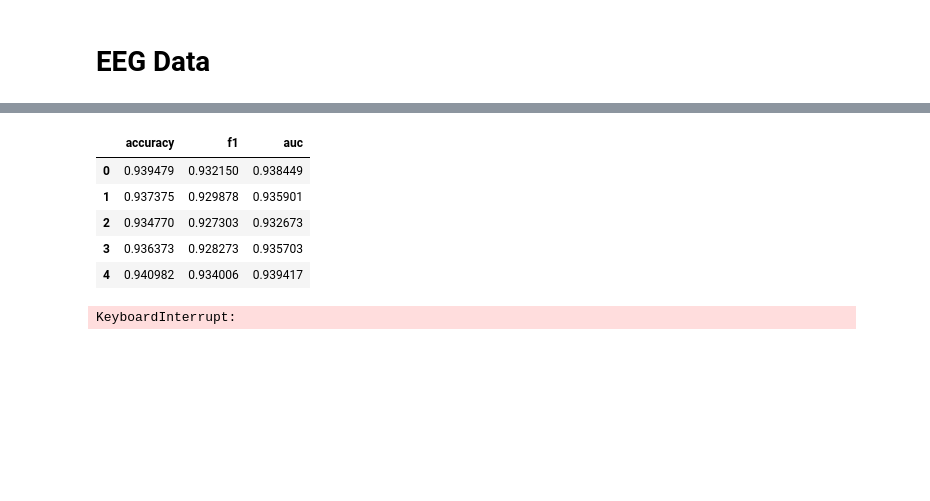
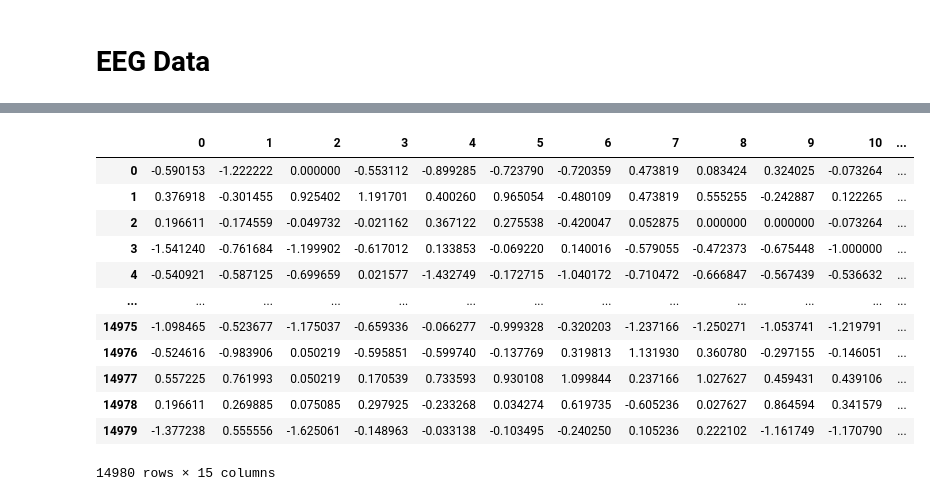
Before and after one commit to jshethbright/ML-Algorithms-Analysis, a Jupyter notebook: Test Notebook.ipynb, the cells around one changed output, grey strips where cells are left out. Drawn from its saved outputs; the diff is of its cells as text; code cells hidden in the pictures; blank space fills up the shorter version.

```diff
--- a/Test Notebook.ipynb
+++ b/Test Notebook.ipynb
@@ -55,4 +52 @@ df
 14980 rows × 15 columns
-# %%
-scaler = RobustScaler().fit(X)
-X = scaler.transform(X)
@@ -132,9 +52,0 @@ raw_train_df
-# %%
-raw_test_df
-# %% [output]
-|  | accuracy | f1 | auc |
-| 0 | 0.939479 | 0.932150 | 0.938449 |
-| 1 | 0.937375 | 0.929878 | 0.935901 |
-| 2 | 0.934770 | 0.927303 | 0.932673 |
-| 3 | 0.936373 | 0.928273 | 0.935703 |
-| 4 | 0.940982 | 0.934006 | 0.939417 |
@@ -187,4 +52,0 @@ def GridSearch_random_forest(X_train, y_train):
-# %%
-search_results = run_random_forest(X_train, y_train)
-# %% [output]
-KeyboardInterrupt:
@@ -204,0 +53,21 @@ opt_auc_clf = RandomForestClassifier(n_estimators = opt_auc_inf.n_estimators,
+# %%
+scaler = RobustScaler().fit(X)
+X = pd.DataFrame(scaler.transform(X))
+scaled_df = X
+scaled_df['y'] = y
+# %%
+scaled_df
+# %% [output]
+|  | 0 | 1 | 2 | 3 | 4 | 5 | 6 | 7 | 8 | 9 | 10 | ... |
+| 0 | -0.590153 | -1.222222 | 0.000000 | -0.553112 | -0.899285 | -0.723790 | -0.720359 | 0.473819 | 0.083424 | 0.324025 | -0.073264 | ... |
+| 1 | 0.376918 | -0.301455 | 0.925402 | 1.191701 | 0.400260 | 0.965054 | -0.480109 | 0.473819 | 0.555255 | -0.242887 | 0.122265 | ... |
+| 2 | 0.196611 | -0.174559 | -0.049732 | -0.021162 | 0.367122 | 0.275538 | -0.420047 | 0.052875 | 0.000000 | 0.000000 | -0.073264 | ... |
+| 3 | -1.541240 | -0.761684 | -1.199902 | -0.617012 | 0.133853 | -0.069220 | 0.140016 | -0.579055 | -0.472373 | -0.675448 | -1.000000 | ... |
+| 4 | -0.540921 | -0.587125 | -0.699659 | 0.021577 | -1.432749 | -0.172715 | -1.040172 | -0.710472 | -0.666847 | -0.567439 | -0.536632 | ... |
+| ... | ... | ... | ... | ... | ... | ... | ... | ... | ... | ... | ... | ... |
+| 14975 | -1.098465 | -0.523677 | -1.175037 | -0.659336 | -0.066277 | -0.999328 | -0.320203 | -1.237166 | -1.250271 | -1.053741 | -1.219791 | ... |
+| 14976 | -0.524616 | -0.983906 | 0.050219 | -0.595851 | -0.599740 | -0.137769 | 0.319813 | 1.131930 | 0.360780 | -0.297155 | -0.146051 | ... |
+| 14977 | 0.557225 | 0.761993 | 0.050219 | 0.170539 | 0.733593 | 0.930108 | 1.099844 | 0.237166 | 1.027627 | 0.459431 | 0.439106 | ... |
+| 14978 | 0.196611 | 0.269885 | 0.075085 | 0.297925 | -0.233268 | 0.034274 | 0.619735 | -0.605236 | 0.027627 | 0.864594 | 0.341579 | ... |
+| 14979 | -1.377238 | 0.555556 | -1.625061 | -0.148963 | -0.033138 | -0.103495 | -0.240250 | 0.105236 | 0.222102 | -1.161749 | -1.170790 | ... |
+14980 rows × 15 columns
```
Also changed, not shown: parts of 89 cells of this notebook, 12 other files.
